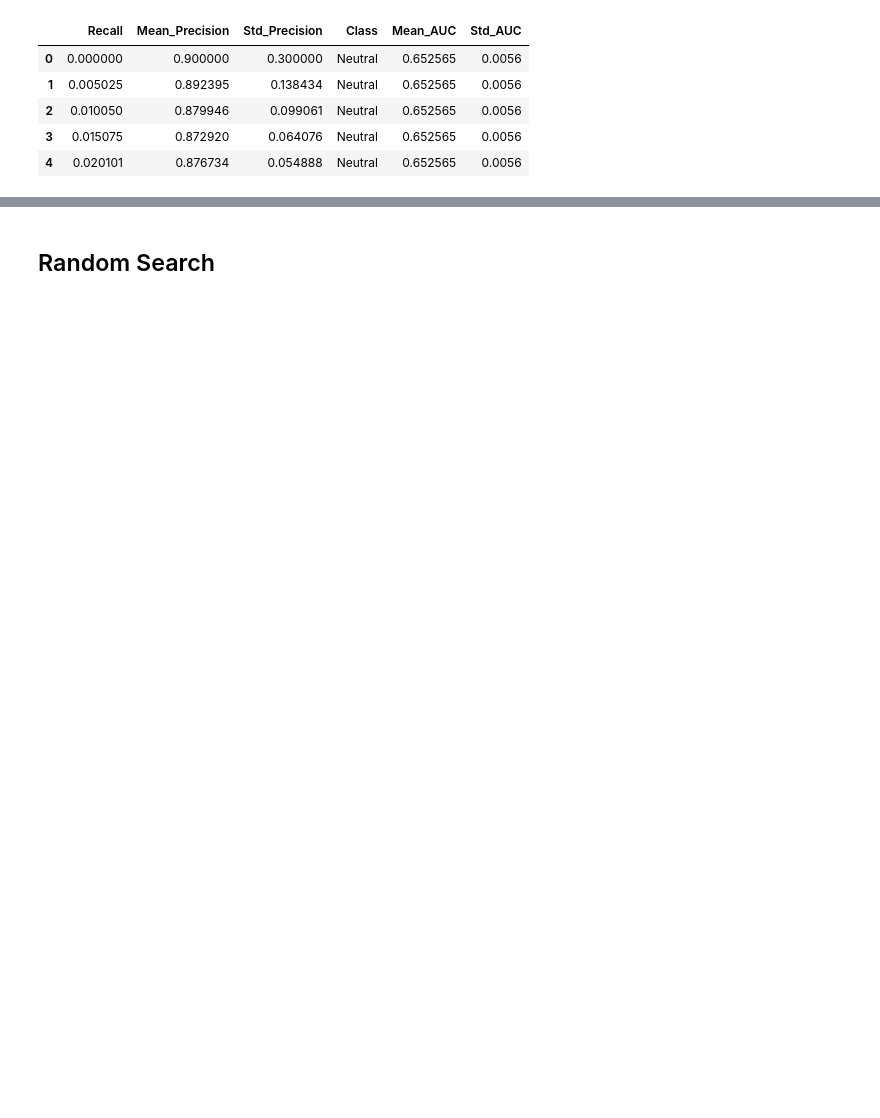
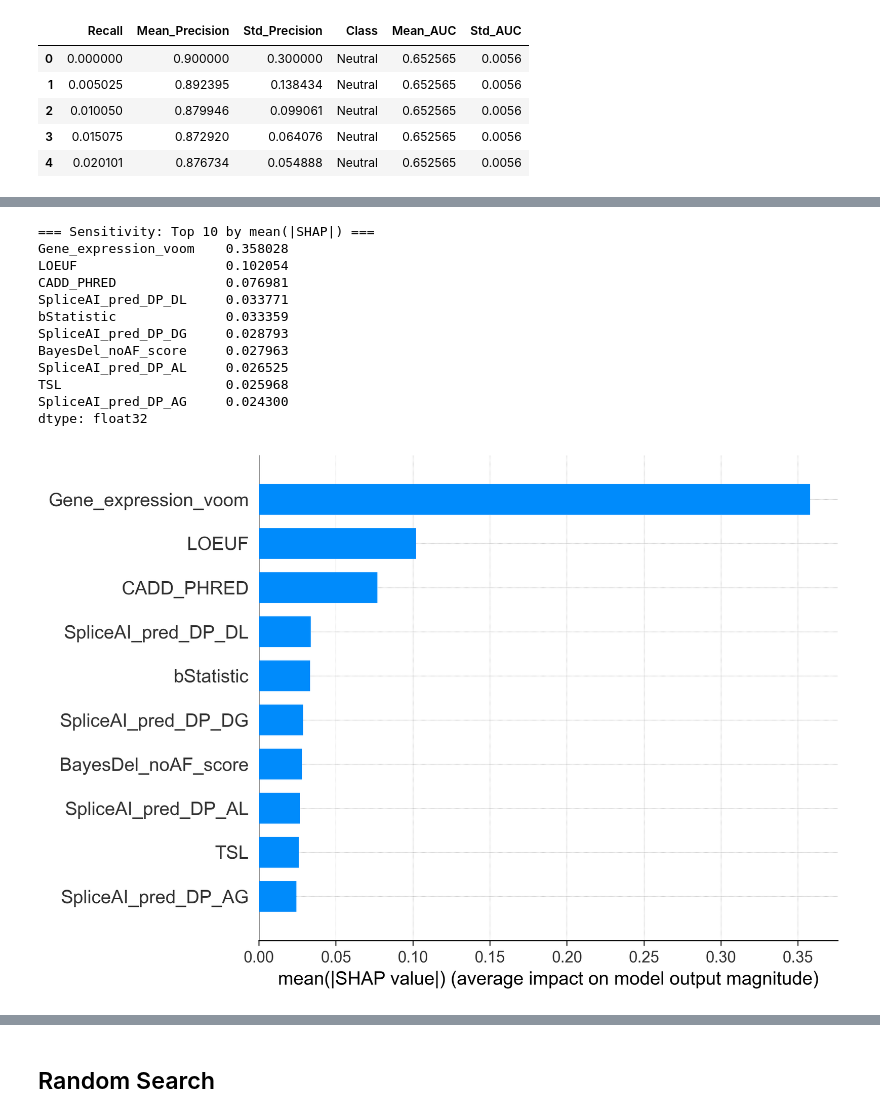
Before and after one commit to QuantitativeBiology/BECancerResistome, a Jupyter notebook: BECancerResistome/Prediction/Classifier_2.ipynb, the cells around one changed output, grey strips where cells are left out. Drawn from its saved outputs; the diff is of its cells as text; code cells hidden in the pictures; blank space fills up the shorter version.

```diff
--- a/BECancerResistome/Prediction/Classifier_2.ipynb
+++ b/BECancerResistome/Prediction/Classifier_2.ipynb
@@ -1294,0 +1409,16 @@ pr_curve_data_df.head()
+# %%
+plot_topk_shap_for_class(all_shap_values_runs, all_X_val_runs, le, target_class='Sensitivity', k=10)
+# %% [output]
+=== Sensitivity: Top 10 by mean(|SHAP|) ===
+Gene_expression_voom    0.358028
+LOEUF                   0.102054
+CADD_PHRED              0.076981
+SpliceAI_pred_DP_DL     0.033771
+bStatistic              0.033359
+SpliceAI_pred_DP_DG     0.028793
+BayesDel_noAF_score     0.027963
+SpliceAI_pred_DP_AL     0.026525
+TSL                     0.025968
+SpliceAI_pred_DP_AG     0.024300
+dtype: float32
+[figure, added]
```
Also changed, not shown: parts of 35 cells of this notebook, 3 other files.
